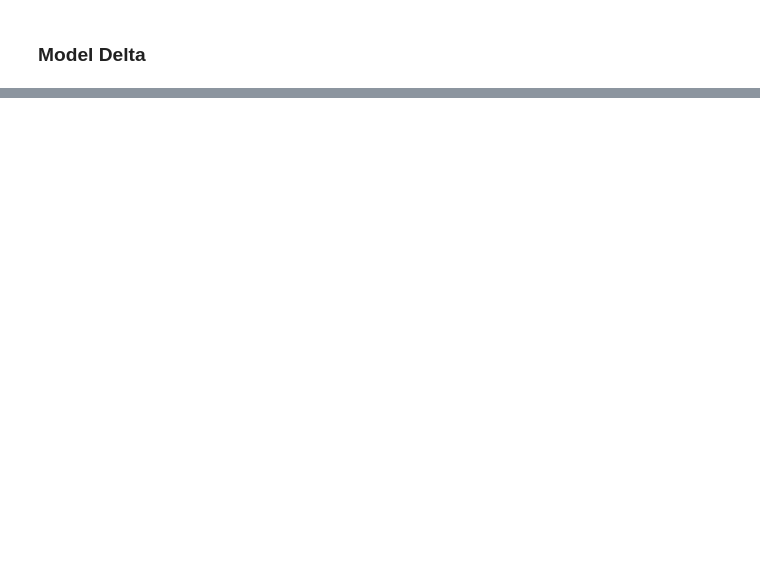
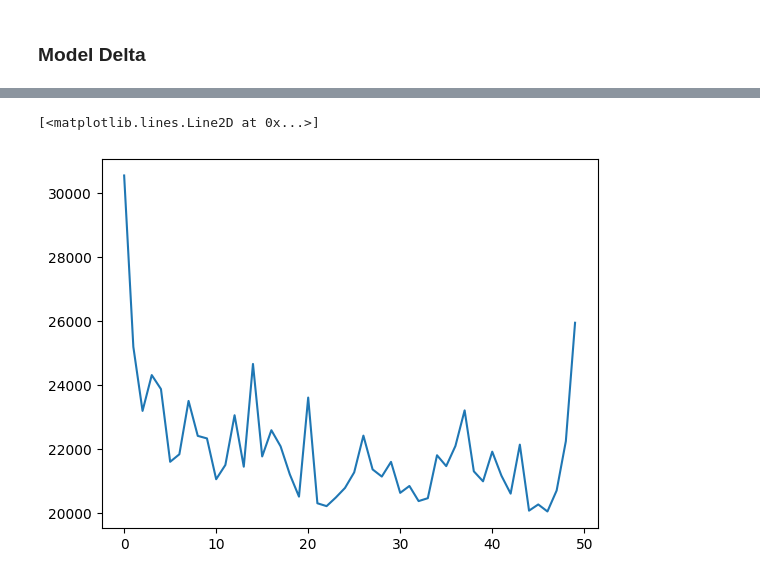
Before and after one commit to vitornuness/ads_2025_passagem_aerea, a Jupyter notebook: notebooks/4_modelagem.ipynb, the cells around one changed output, grey strips where cells are left out. Drawn from its saved outputs; the diff is of its cells as text; code cells hidden in the pictures; blank space fills up the shorter version.

```diff
--- a/notebooks/4_modelagem.ipynb
+++ b/notebooks/4_modelagem.ipynb
@@ -172,0 +204,9 @@ model_delta.compile(loss='mse')
+# %%
+model_sigma = keras.Sequential(name='Delta')
+
+model_sigma.add(layers.Input(shape=(x_train.shape[1], )))
+for i in np.arange(22):
+    model_sigma.add(layers.Dense(22, activation='relu'))
+model_sigma.add(layers.Dense(1))
+
+model_sigma.summary()
@@ -172,0 +235,9 @@ model_delta.compile(loss='mse')
+# %%
+model_sigma.compile(loss='mse')
+# %%
+history_sigma = model_sigma.fit(x_train, y_train, validation_data=(x_test, y_test), epochs=50, verbose=None)
+# %%
+plt.plot(history_sigma.history['val_loss'])
+# %% [output]
+[<matplotlib.lines.Line2D at 0x...>]
+[figure, added]
```
Also changed, not shown: parts of 22 cells of this notebook.
